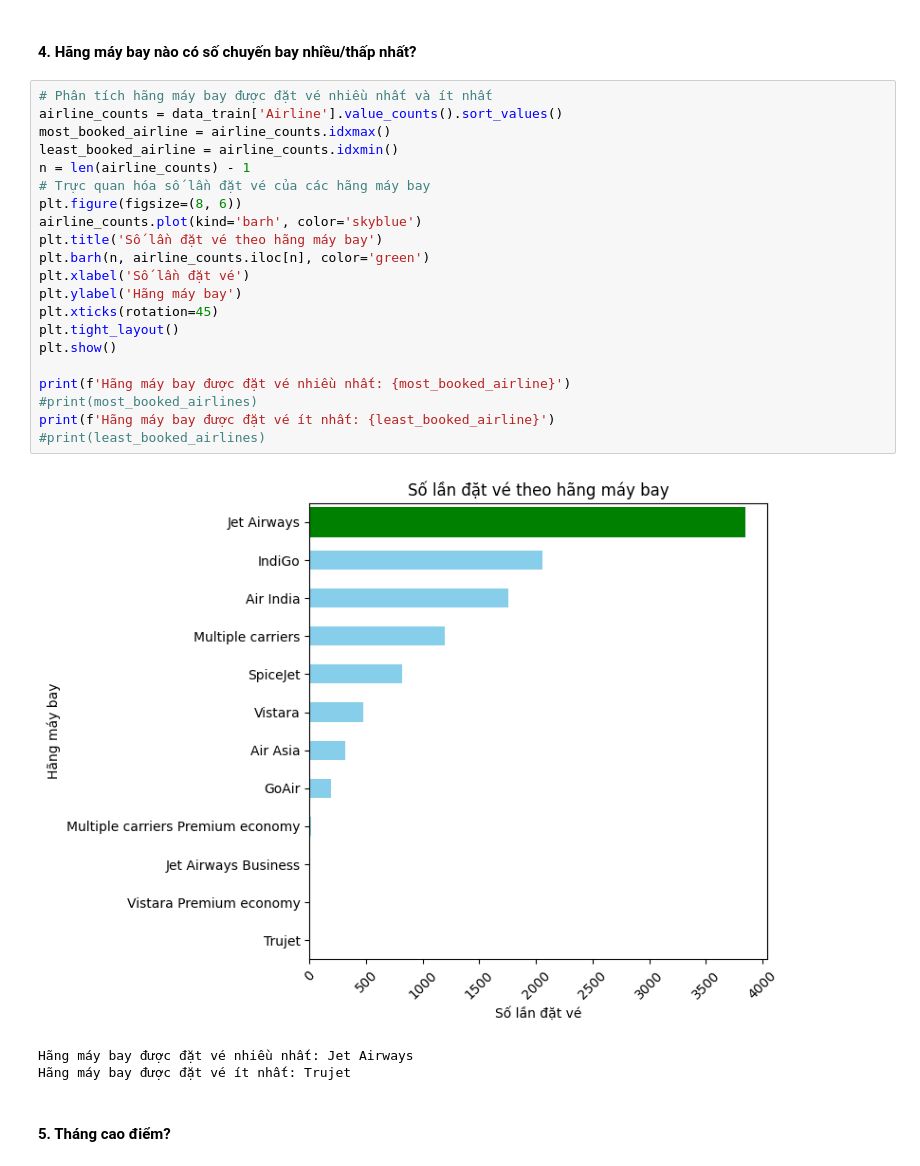
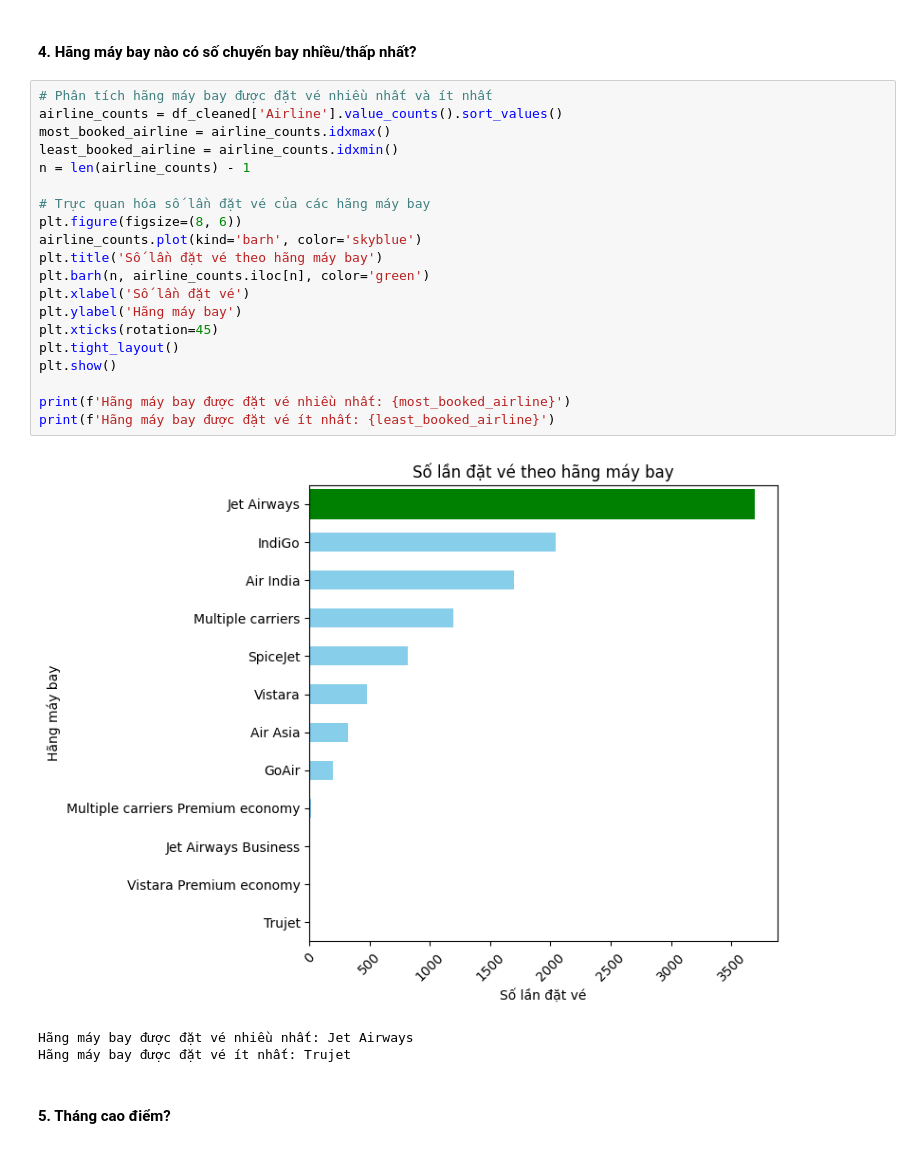
Before and after one commit to haingo22/PTDLUD-DA01, a Jupyter notebook: 20120281.ipynb, the cells around one changed output. Cells and saved outputs as stored; diff of their text form.

```diff
--- a/20120281.ipynb
+++ b/20120281.ipynb
@@ -480,27 +278,26 @@ plt.show()
 #### **4. Hãng máy bay nào có số chuyến bay nhiều/thấp nhất?**
 # %%
 # Phân tích hãng máy bay được đặt vé nhiều nhất và ít nhất
-airline_counts = data_train['Airline'].value_counts().sort_values()
+airline_counts = df_cleaned['Airline'].value_counts().sort_values()
 most_booked_airline = airline_counts.idxmax()
 least_booked_airline = airline_counts.idxmin()
 n = len(airline_counts) - 1
+
 # Trực quan hóa số lần đặt vé của các hãng máy bay
 plt.figure(figsize=(8, 6))
 airline_counts.plot(kind='barh', color='skyblue')
 plt.title('Số lần đặt vé theo hãng máy bay')
 plt.barh(n, airline_counts.iloc[n], color='green')
 plt.xlabel('Số lần đặt vé')
 plt.ylabel('Hãng máy bay')
 plt.xticks(rotation=45)
 plt.tight_layout()
 plt.show()
 
 print(f'Hãng máy bay được đặt vé nhiều nhất: {most_booked_airline}')
-#print(most_booked_airlines)
 print(f'Hãng máy bay được đặt vé ít nhất: {least_booked_airline}')
-#print(least_booked_airlines)
 # %% [output]
-[figure, old version]
+[figure, new version]
 Hãng máy bay được đặt vé nhiều nhất: Jet Airways
 Hãng máy bay được đặt vé ít nhất: Trujet
 # %% [markdown]
```
Also changed, not shown: parts of 112 cells of this notebook.
